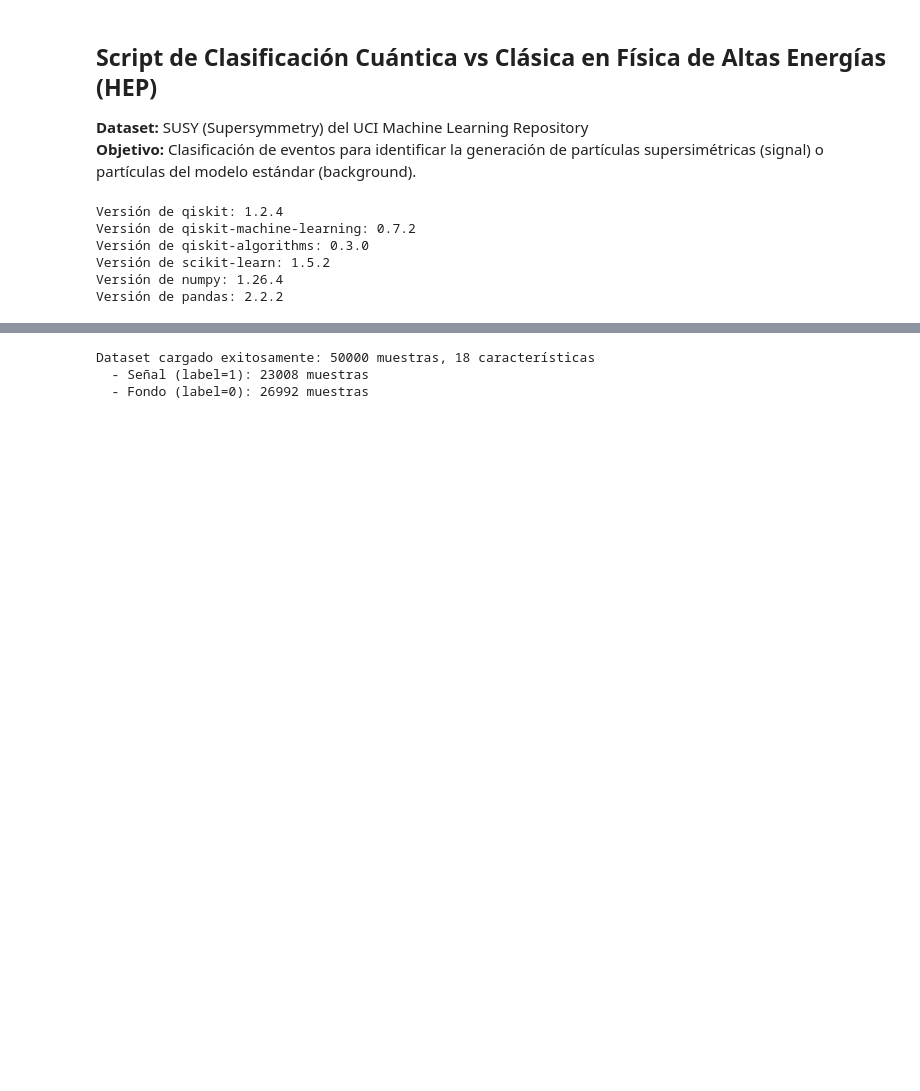
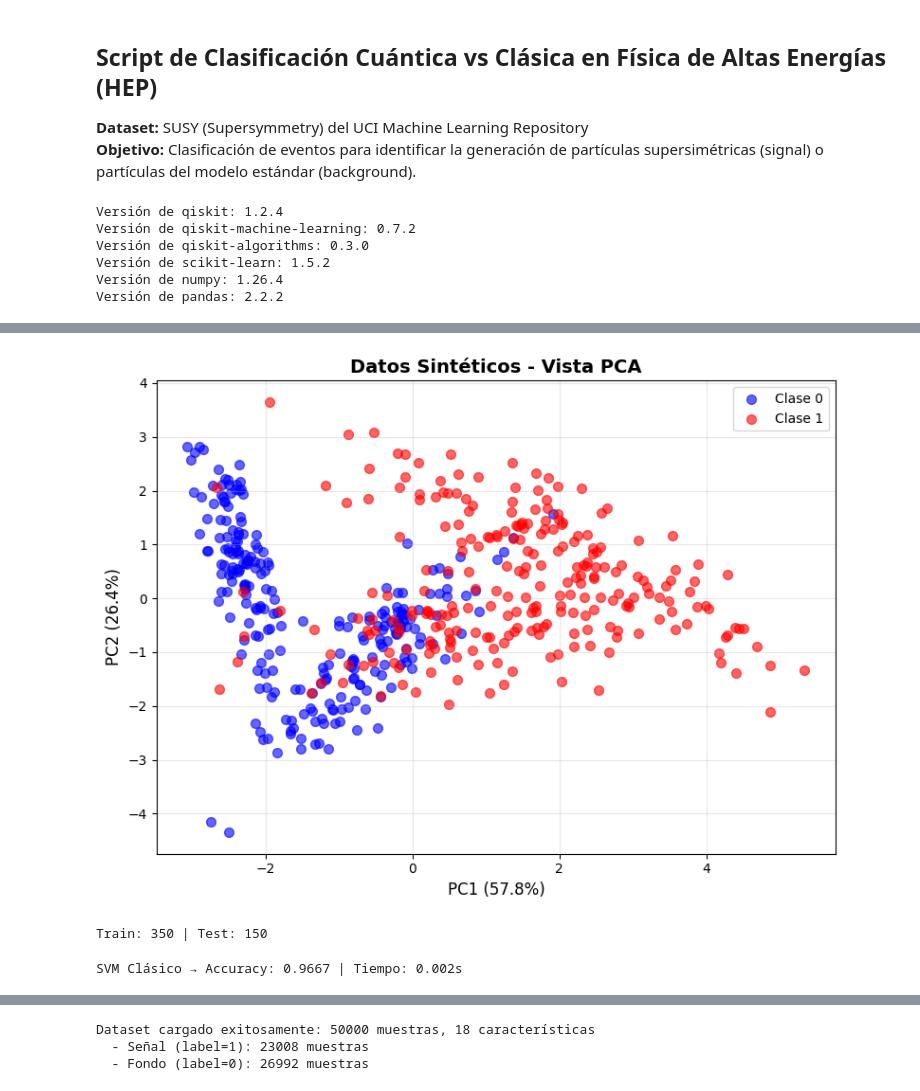
Before and after one commit to luisnavarrof/QML-HEP_SUSY_Signal-Background, a Jupyter notebook: QSVM_HEP_Signal-Background-Supersimmetry.ipynb, the cells around one changed output, grey strips where cells are left out. Saved outputs shown, nothing was run; the diff lists cells and outputs as text; code cells hidden in the pictures; blank space fills up the shorter version.

```diff
--- a/QSVM_HEP_Signal-Background-Supersimmetry.ipynb
+++ b/QSVM_HEP_Signal-Background-Supersimmetry.ipynb
@@ -67,0 +102,67 @@ Versión de pandas: 2.2.2
+# %%
+# ============================================================================
+# DEMO: Visualización Rápida
+# ============================================================================
+
+from sklearn.decomposition import PCA
+import matplotlib.pyplot as plt
+
+pca = PCA(n_components=2)
+X_pca = pca.fit_transform(X_demo)
+
+plt.figure(figsize=(8, 6))
+plt.scatter(X_pca[y_demo==0, 0], X_pca[y_demo==0, 1],
+           c='blue', label='Clase 0', alpha=0.6, s=50)
+plt.scatter(X_pca[y_demo==1, 0], X_pca[y_demo==1, 1],
+           c='red', label='Clase 1', alpha=0.6, s=50)
+plt.xlabel(f'PC1 ({pca.explained_variance_ratio_[0]*100:.1f}%)', fontsize=12)
+plt.ylabel(f'PC2 ({pca.explained_variance_ratio_[1]*100:.1f}%)', fontsize=12)
+plt.title('Datos Sintéticos - Vista PCA', fontsize=14, fontweight='bold')
+plt.legend()
+plt.grid(alpha=0.3)
+plt.tight_layout()
+plt.show()
+# %% [output]
+[figure, added]
+# %%
+# ============================================================================
+# DEMO: Preparación de Datos
+# ============================================================================
+
+from sklearn.model_selection import train_test_split
+from sklearn.preprocessing import StandardScaler
+
+# Split simple 70/30
+X_train_demo, X_test_demo, y_train_demo, y_test_demo = train_test_split(
+    X_demo, y_demo, test_size=0.3, random_state=42, stratify=y_demo
+)
+
+# Normalizar
+scaler_demo = StandardScaler()
+X_train_demo = scaler_demo.fit_transform(X_train_demo)
+X_test_demo = scaler_demo.transform(X_test_demo)
+
+print(f"Train: {len(X_train_demo)} | Test: {len(X_test_demo)}")
+# %% [output]
+Train: 350 | Test: 150
+# %%
+# ============================================================================
+# DEMO: Modelo Clásico (Baseline)
+# ============================================================================
+
+from sklearn.svm import SVC
+from sklearn.metrics import accuracy_score
+import time
+
+svm_demo = SVC(kernel='rbf', random_state=42)
+
+start = time.time()
+svm_demo.fit(X_train_demo, y_train_demo)
+time_classical = time.time() - start
+
+y_pred_demo = svm_demo.predict(X_test_demo)
+acc_classical = accuracy_score(y_test_demo, y_pred_demo)
+
+print(f"SVM Clásico → Accuracy: {acc_classical:.4f} | Tiempo: {time_classical:.3f}s")
+# %% [output]
+SVM Clásico → Accuracy: 0.9667 | Tiempo: 0.002s
```
Also changed, not shown: parts of 23 cells of this notebook.
